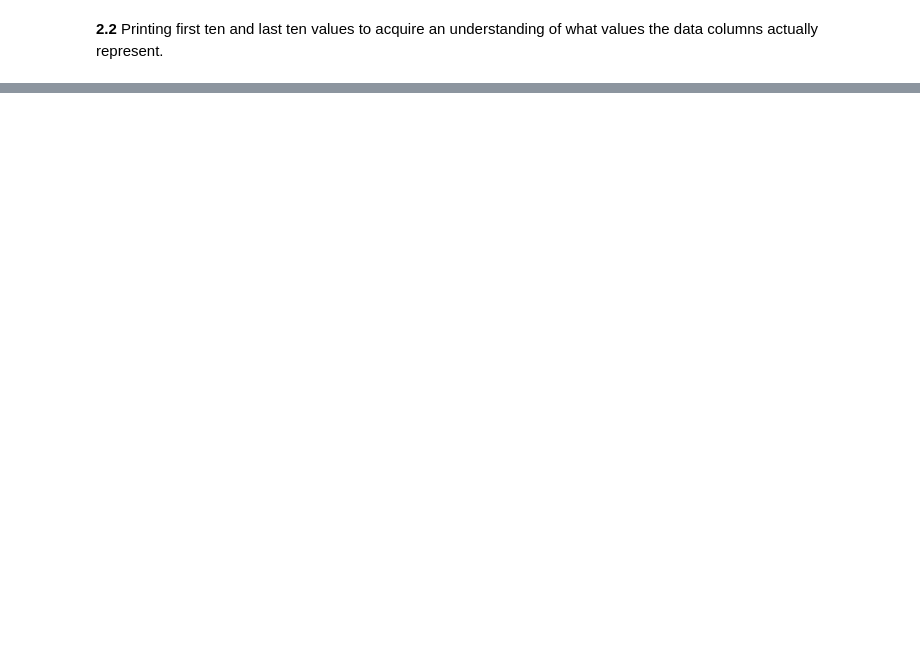
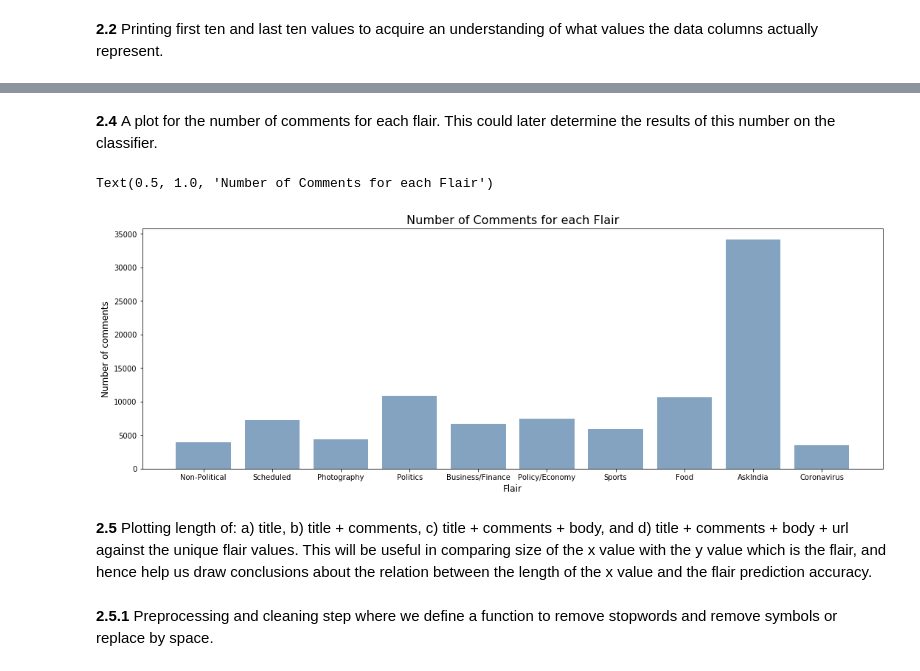
Before and after one commit to ankita1964/Reddit-Flair-Detector, a Jupyter notebook: Exploratory-Data-Analysis.ipynb, the cells around one changed output, grey strips where cells are left out. Cells and saved outputs as stored; diff of their text form; code cells hidden in the pictures; blank space fills up the shorter version.

```diff
--- a/Exploratory-Data-Analysis.ipynb
+++ b/Exploratory-Data-Analysis.ipynb
@@ -107,0 +83,21 @@ india_data.flair.value_counts().plot(kind='bar');
+# %% [markdown]
+<p><b> 2.4 </b> A plot for the number of comments for each flair. This could later determine the results of this number on the classifier. </p>
+# %%
+flairs = ['Non-Political', 'Scheduled', 'Photography', 'Politics', 'Business/Finance',
+ 'Policy/Economy', 'Sports', 'Food', 'AskIndia', 'Coronavirus']
+flair_comment_count = []
+for flair in flairs:
+    flair_comment_count.append(india_data.loc[india_data['flair'] == flair, 'num_comments'].sum(skipna = True))
+plt.figure(figsize=(18,6))
+plt.bar(flairs,flair_comment_count,color=(0.2, 0.4, 0.6, 0.6))
+plt.xlabel('Flair', fontsize=12)
+plt.ylabel('Number of comments', fontsize=12)
+plt.title('Number of Comments for each Flair', fontsize = 16)
+# %% [output]
+Text(0.5, 1.0, 'Number of Comments for each Flair')
+[figure, added]
+# %% [markdown]
+<p><b>2.5 </b> Plotting length of: a) title, b) title + comments, c) title + comments + body, and d) title + comments + body + url <br>
+against the unique flair values. This will be useful in comparing size of the x value with the y value which is the flair, and hence help us draw conclusions about the relation between the length of the x value and the flair prediction accuracy. </p>
+# %% [markdown]
+<p><b>2.5.1</b> Preprocessing and cleaning step where we define a function to remove stopwords and remove symbols or replace by space.
```
Also changed, not shown: parts of 26 cells of this notebook.
